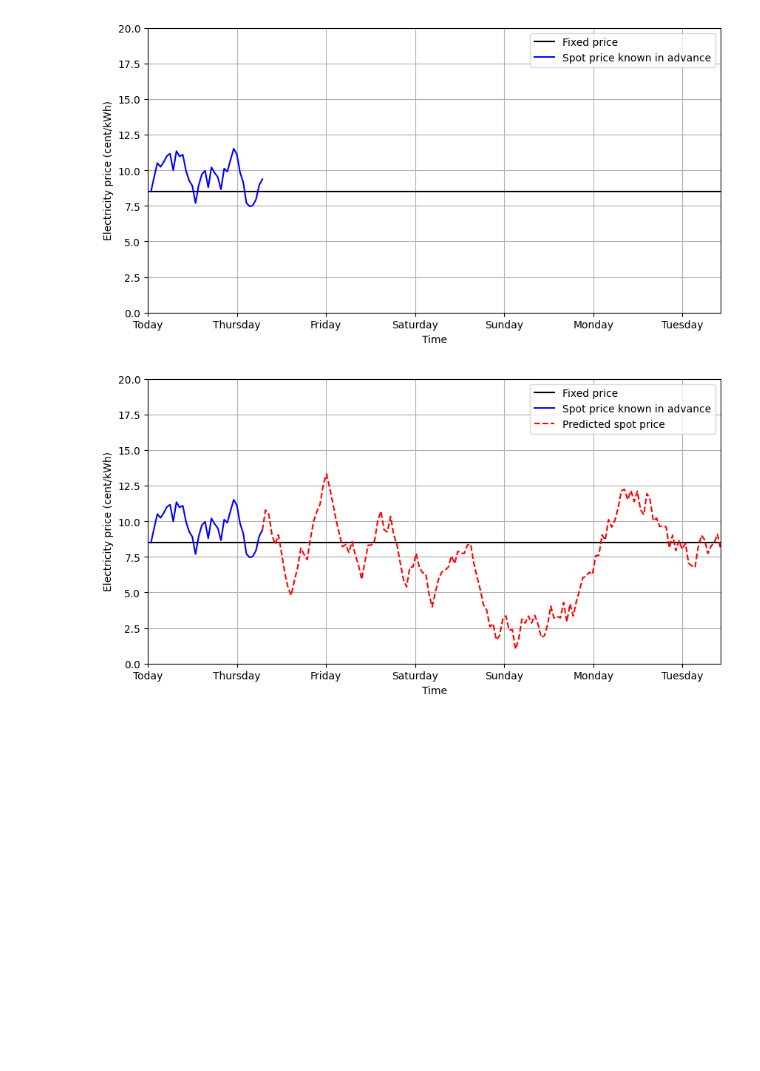
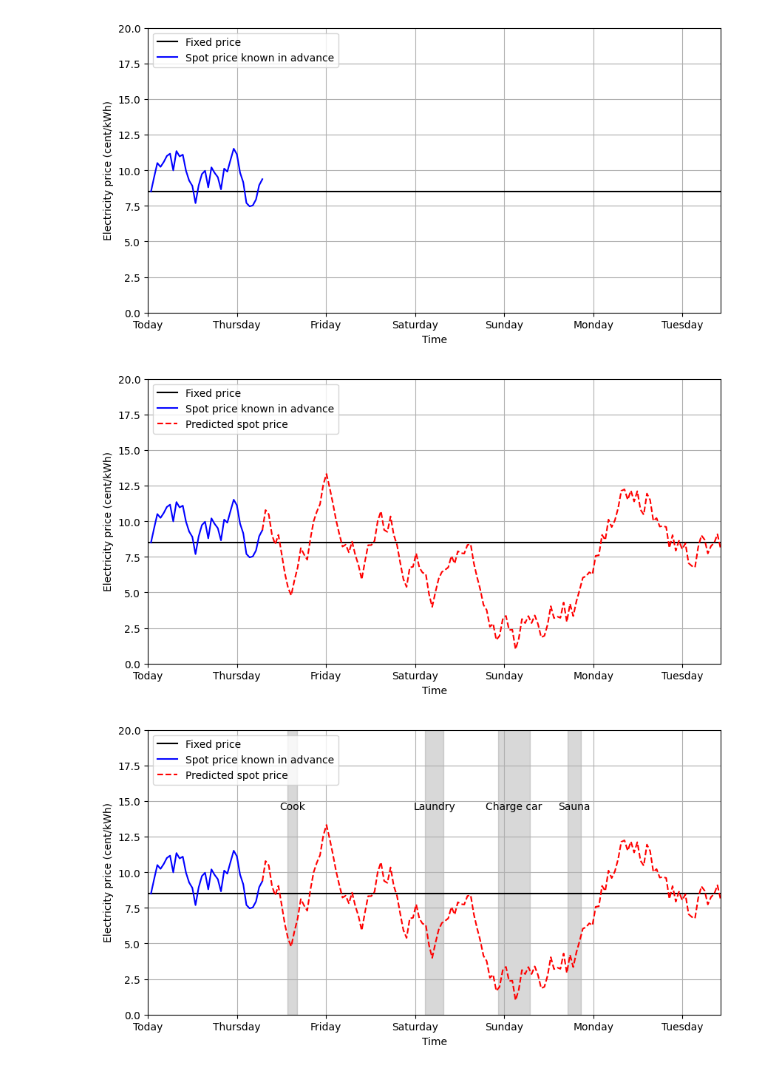
Before and after one commit to pirstov/Intro_to_DS_project, a Jupyter notebook: spotlight_session_plotting.ipynb, the cells around one changed output. Drawn from its saved outputs; the diff is of its cells as text; code cells hidden in the pictures; blank space fills up the shorter version.

Commit message:
Add an example plan for electricity consumption as third figure.

```diff
--- a/spotlight_session_plotting.ipynb
+++ b/spotlight_session_plotting.ipynb
@@ -27,34 +27,56 @@ for i in range(1, N_SIM1):
 
 sim_2[0] = sim_1[len(sim_1)-1]
 for j in range(1, N_SIM2):
     step = np.random.rand()
     if step < step_prob:
         coef = -1
     else:
         coef = 1
     sim_2[j] = sim_2[j-1] + coef * np.random.rand() * 1.5
 
+def add_region_to_plot(x1, x2, label):
+    plt.axvspan(x1, x2, color='gray', alpha=0.3)
+    plt.text((x1 + x2) / 2, 15.0, label, color='black', ha='center', va='top', fontsize=10)#, bbox=dict(facecolor='white', alpha=0.5))
 
-def plot_for_spotlight(include_prediction):
+def plot_for_spotlight(include_prediction, add_example_plan = False):
     plt.figure(figsize=(10,5))
     plt.plot(np.linspace(0, N_SIM_TOT, N_SIM_TOT), fpa, color='black', label='Fixed price')
     plt.plot(np.linspace(1, N_SIM1, N_SIM1), sim_1, color='blue', label='Spot price known in advance')
     if include_prediction:
         plt.plot(np.linspace(N_SIM1, N_SIM1+N_SIM2, N_SIM2), sim_2, color='red', linestyle='dashed', label='Predicted spot price')
+    if add_example_plan:
+        food_1 = 44
+        food_2 = 47
+        add_region_to_plot(food_1, food_2, 'Cook')
+        laundry_1 = 87
+        laundry_2 = 93
+        add_region_to_plot(laundry_1, laundry_2, 'Laundry')
+        charge_car_1 = 110
+        charge_car_2 = 120
+        add_region_to_plot(charge_car_1, charge_car_2, 'Charge car')
+        sauna_1 = 132
+        sauna_2 = 136
+        add_region_to_plot(sauna_1, sauna_2, 'Sauna')
+
+
     plt.grid(True)
     plt.xlabel('Time')
     plt.xticks(np.linspace(0,7,7)*24, ['Today', 'Thursday', 'Friday', 'Saturday', 'Sunday', 'Monday', 'Tuesday'])
     plt.ylabel('Electricity price (cent/kWh)')
     plt.ylim([0, 20])
     plt.xlim([0, N_SIM_TOT])
-    plt.legend()
+    plt.legend(loc='upper left')
     plt.show()
 
 # Plot without prediction
 plot_for_spotlight(False)
 
 # Plot with prediction
 plot_for_spotlight(True)
+
+# Add examples of electricity usage planning
+plot_for_spotlight(True, True)
 # %% [output]
-[figure, old version]
+[figure, new version]
-[figure, old version]
+[figure, new version]
+[figure, added]
```
